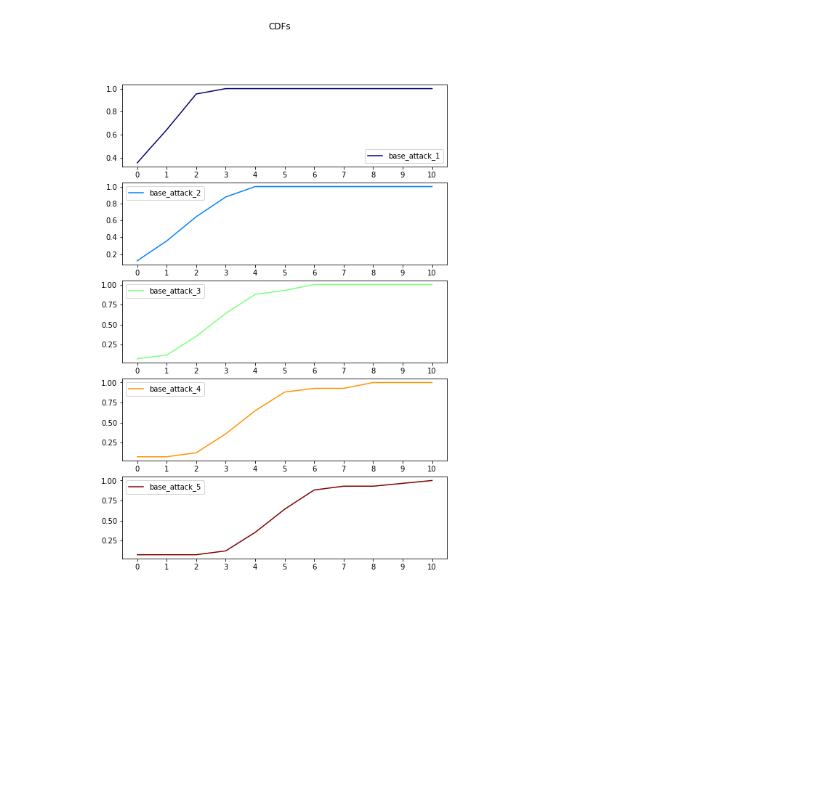
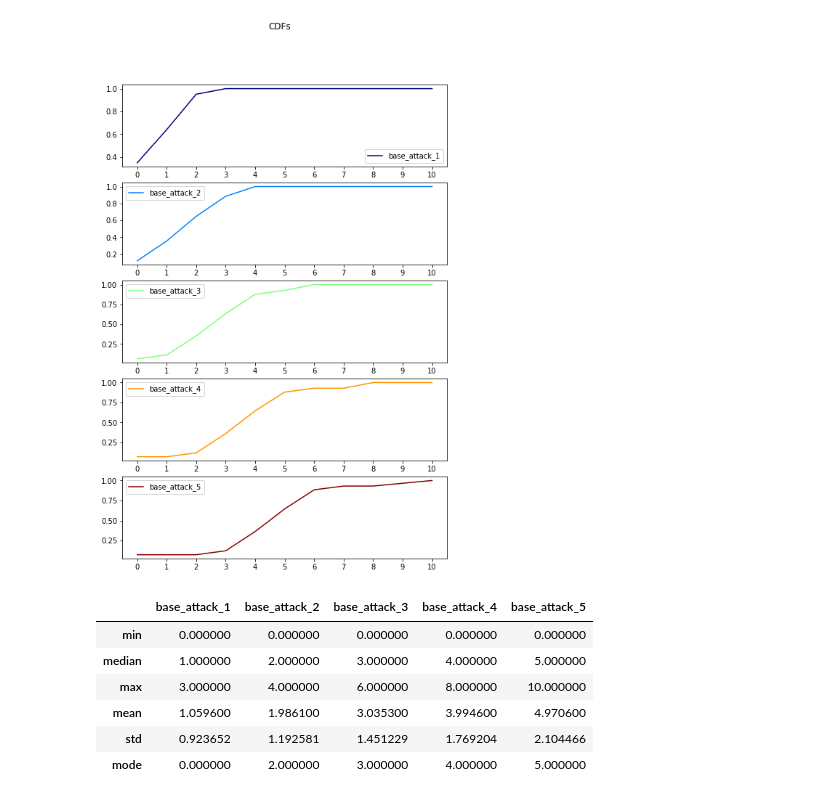
Before and after one commit to zachcoleman/gloomhaven, a Jupyter notebook: example.ipynb, the cells around one changed output. Drawn from its saved outputs; the diff is of its cells as text; code cells hidden in the pictures; blank space fills up the shorter version.

```diff
--- a/example.ipynb
+++ b/example.ipynb
@@ -68,7 +71,26 @@ tmp = tmp.fillna(0).cumsum()
 tmp.sort_index(axis=0, inplace=True)
 tmp_table = tmp.to_html(classes="table", border=0)
 
-with open("./assets/cdfs.html", "w") as f:
+with open("./assets/base_deck_cdfs.html", "w") as f:
     f.write(render_table(tmp_table))
 # %% [output]
 [figure]
+# %%
+def mode(x):
+    return x.value_counts().index[0]
+
+tmp = attack_data.agg(["min", "median", "max", "mean", "std", mode])
+tmp_table = tmp.to_html(classes="table", border=0)
+
+with open("./assets/base_deck_summary_stats.html", "w") as f:
+    f.write(render_table(tmp_table))
+
+tmp
+# %% [output]
+|  | base_attack_1 | base_attack_2 | base_attack_3 | base_attack_4 | base_attack_5 |
+| min | 0.000000 | 0.000000 | 0.000000 | 0.000000 | 0.000000 |
+| median | 1.000000 | 2.000000 | 3.000000 | 4.000000 | 5.000000 |
+| max | 3.000000 | 4.000000 | 6.000000 | 8.000000 | 10.000000 |
+| mean | 1.059600 | 1.986100 | 3.035300 | 3.994600 | 4.970600 |
+| std | 0.923652 | 1.192581 | 1.451229 | 1.769204 | 2.104466 |
+| mode | 0.000000 | 2.000000 | 3.000000 | 4.000000 | 5.000000 |
```
Also changed, not shown: parts of 2 cells of this notebook, 15 other files.
